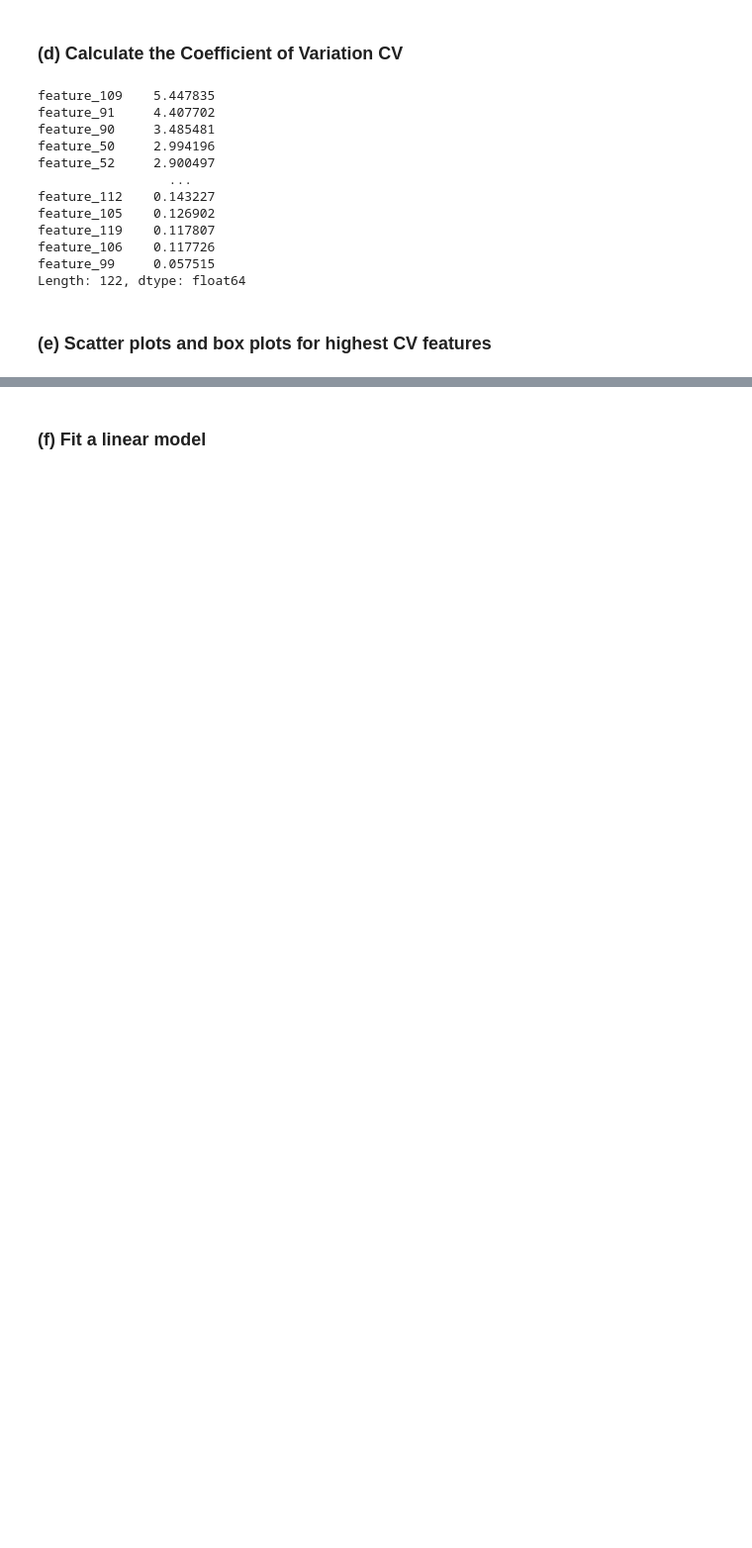
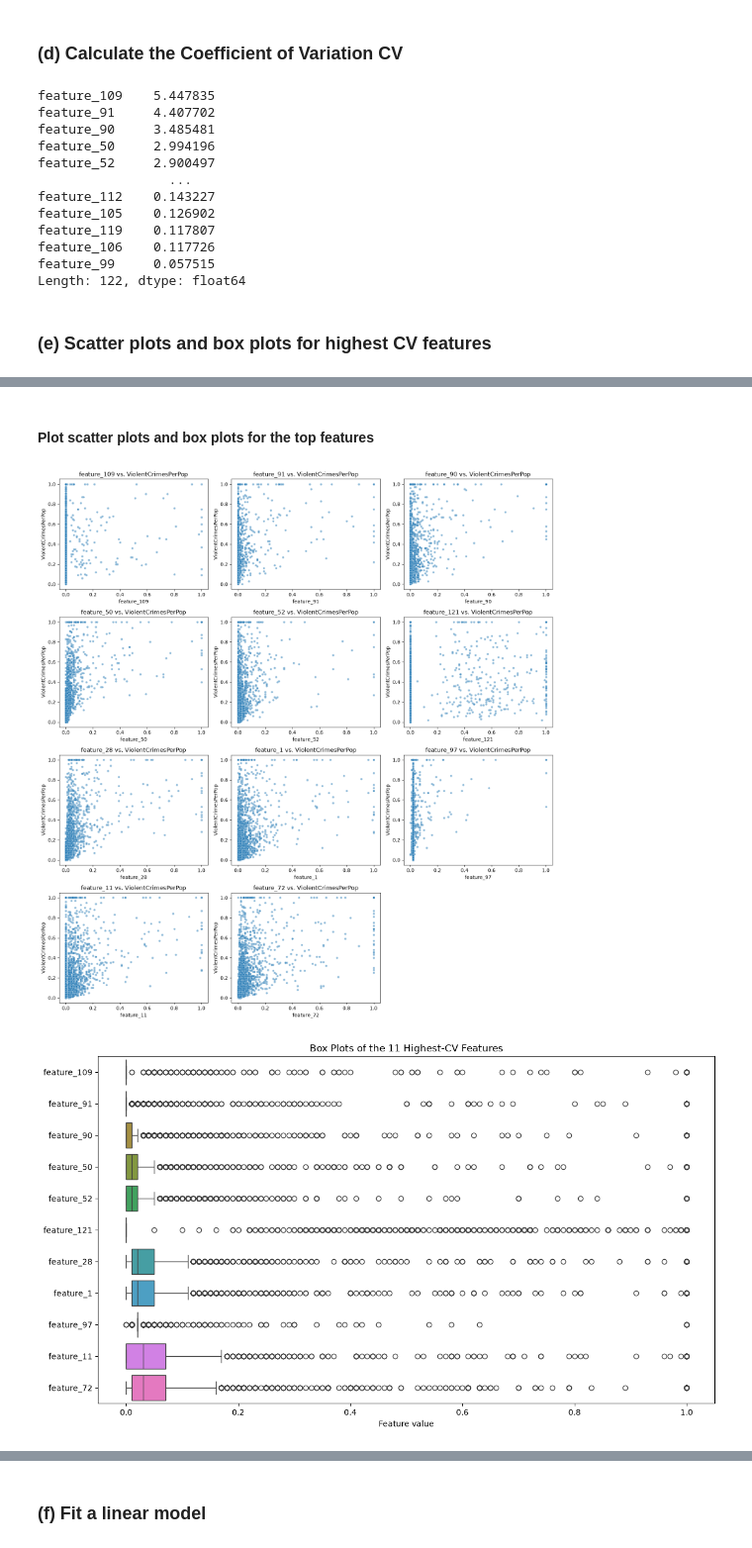
Before and after one commit to akeehan56/DSCI552, a Jupyter notebook: HW5/notebook/Keehan_Alyssa_HW5.ipynb, the cells around one changed output, grey strips where cells are left out. Shown at 99% size. Saved outputs shown, nothing was run; the diff lists cells and outputs as text; code cells hidden in the pictures; blank space fills up the shorter version.

```diff
--- a/HW5/notebook/Keehan_Alyssa_HW5.ipynb
+++ b/HW5/notebook/Keehan_Alyssa_HW5.ipynb
@@ -279,0 +282,4 @@ Length: 122, dtype: float64
+# %%
+top_features = cv.nlargest(11).index.tolist()
+print("Top 11 features by CV:")
+print(cv.loc[top_features])
@@ -279,0 +300,36 @@ Length: 122, dtype: float64
+# %% [markdown]
+#### Plot scatter plots and box plots for the top features
+# %%
+plot_data = features_imputed.copy()
+plot_data["ViolentCrimesPerPop"] = y.loc[plot_data.index]
+
+fig, axes = plt.subplots(4, 3, figsize=(15, 16))
+axes = axes.flatten()
+
+for ax, feature in zip(axes, top_features):
+    sns.scatterplot(
+        data=plot_data,
+        x=feature,
+        y="ViolentCrimesPerPop",
+        alpha=0.5,
+        s=20,
+        ax=ax
+    )
+    ax.set_title(f"{feature} vs. ViolentCrimesPerPop")
+
+for ax in axes[len(top_features):]:
+    ax.remove()
+
+plt.tight_layout()
+plt.show()
+
+# Box plots of the same 11 features.
+plt.figure(figsize=(12, 7))
+sns.boxplot(data=features_imputed[top_features], orient="h")
+plt.title("Box Plots of the 11 Highest-CV Features")
+plt.xlabel("Feature value")
+plt.tight_layout()
+plt.show()
+# %% [output]
+[figure, added]
+[figure, added]
```
Also changed, not shown: parts of 13 cells of this notebook, 2 other files.
